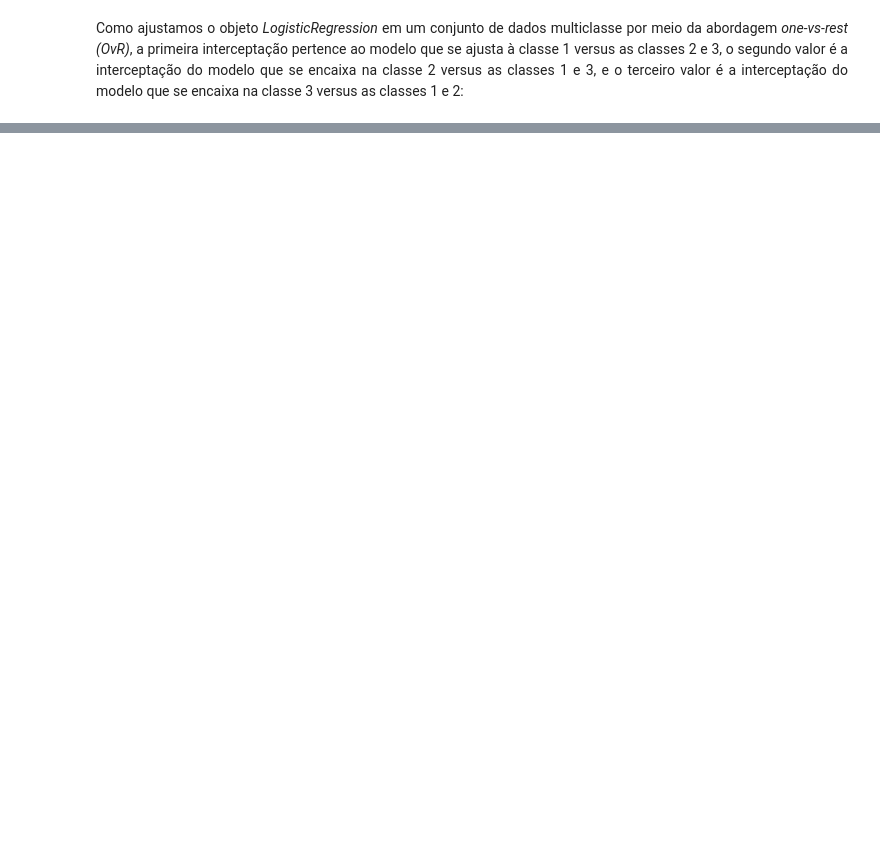
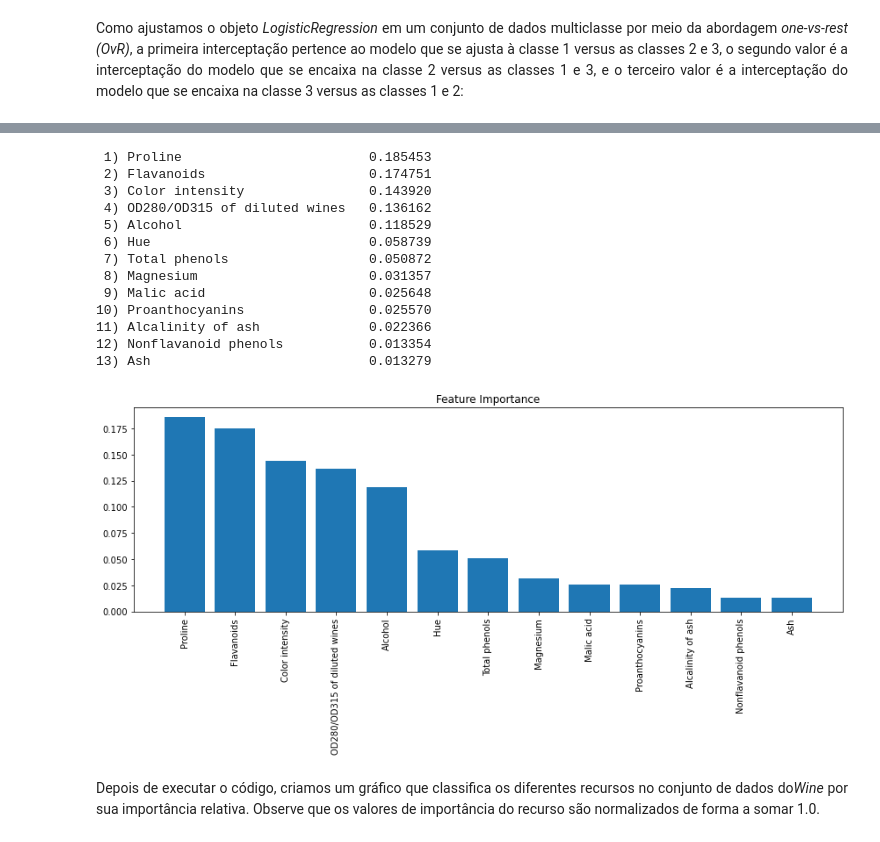
Before and after one commit to willianpina/Machine_Learning_Studies, a Jupyter notebook: Preprocessamento de dados.ipynb, the cells around one changed output, grey strips where cells are left out. Drawn from its saved outputs; the diff is of its cells as text; code cells hidden in the pictures; blank space fills up the shorter version.

```diff
--- a/Preprocessamento de dados.ipynb
+++ b/Preprocessamento de dados.ipynb
@@ -393,0 +489,5 @@ array([[ 1.24615609,  0.18052545,  0.74232498, -1.1600626 ,  0.        ,
+# %%
+# Comparar a Acurácia no conjunto original
+knn.fit(X_train_std,y_train)
+print('Training accuracy:', knn.score(X_train_std, y_train))
+print('Test accuracy:    ', knn.score(X_test_std, y_test))
@@ -393,0 +497,6 @@ array([[ 1.24615609,  0.18052545,  0.74232498, -1.1600626 ,  0.        ,
+# %%
+k6 = [0,2,3,6,9,12] # Separando as colunas que tiveram melhor desempenho
+
+knn.fit(X_train_std[:, k6], y_train)
+print('Training accuracy:', knn.score(X_train_std[:, k6], y_train))
+print('Test accuracy:    ', knn.score(X_test_std[:, k6], y_test))
@@ -393,0 +520,46 @@ array([[ 1.24615609,  0.18052545,  0.74232498, -1.1600626 ,  0.        ,
+# %%
+from sklearn.ensemble import RandomForestClassifier
+
+feat_labels = df_wine.columns[1:]
+
+forest = RandomForestClassifier(n_estimators=500, # 500 árvores
+                                random_state=1)
+
+forest.fit(X_train, y_train)
+importances = forest.feature_importances_
+
+indices = np.argsort(importances)[::-1]
+
+for f in range(X_train.shape[1]):
+    print("%2d) %-*s %f" % (f + 1, 30,
+                            feat_labels[indices[f]],
+                            importances[indices[f]]))
+
+plt.figure(figsize=(12,6))
+plt.title('Feature Importance')
+plt.bar(range(X_train.shape[1]),
+        importances[indices],
+        align='center')
+
+plt.xticks(range(X_train.shape[1]),
+           feat_labels[indices], rotation=90)
+plt.xlim([-1, X_train.shape[1]])
+plt.tight_layout()
+plt.show()
+# %% [output]
+ 1) Proline                        0.185453
+ 2) Flavanoids                     0.174751
+ 3) Color intensity                0.143920
+ 4) OD280/OD315 of diluted wines   0.136162
+ 5) Alcohol                        0.118529
+ 6) Hue                            0.058739
+ 7) Total phenols                  0.050872
+ 8) Magnesium                      0.031357
+ 9) Malic acid                     0.025648
+10) Proanthocyanins                0.025570
+11) Alcalinity of ash              0.022366
+12) Nonflavanoid phenols           0.013354
+13) Ash                            0.013279
+[figure, added]
+# %% [markdown]
+<p align='justify'>Depois de executar o código, criamos um gráfico que classifica os diferentes recursos no conjunto de dados do<i>Wine</i> por sua importância relativa. Observe que os valores de importância do recurso são normalizados de forma a somar 1.0.</p>
```
Also changed, not shown: parts of 19 cells of this notebook.
